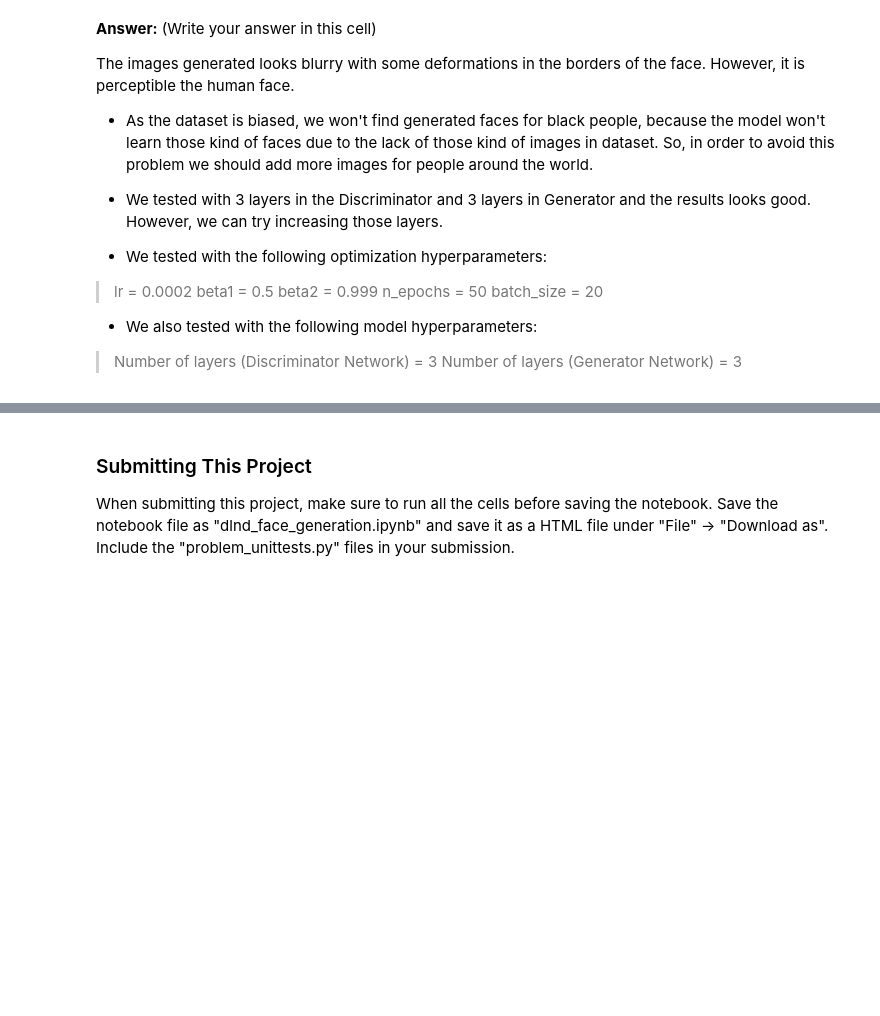
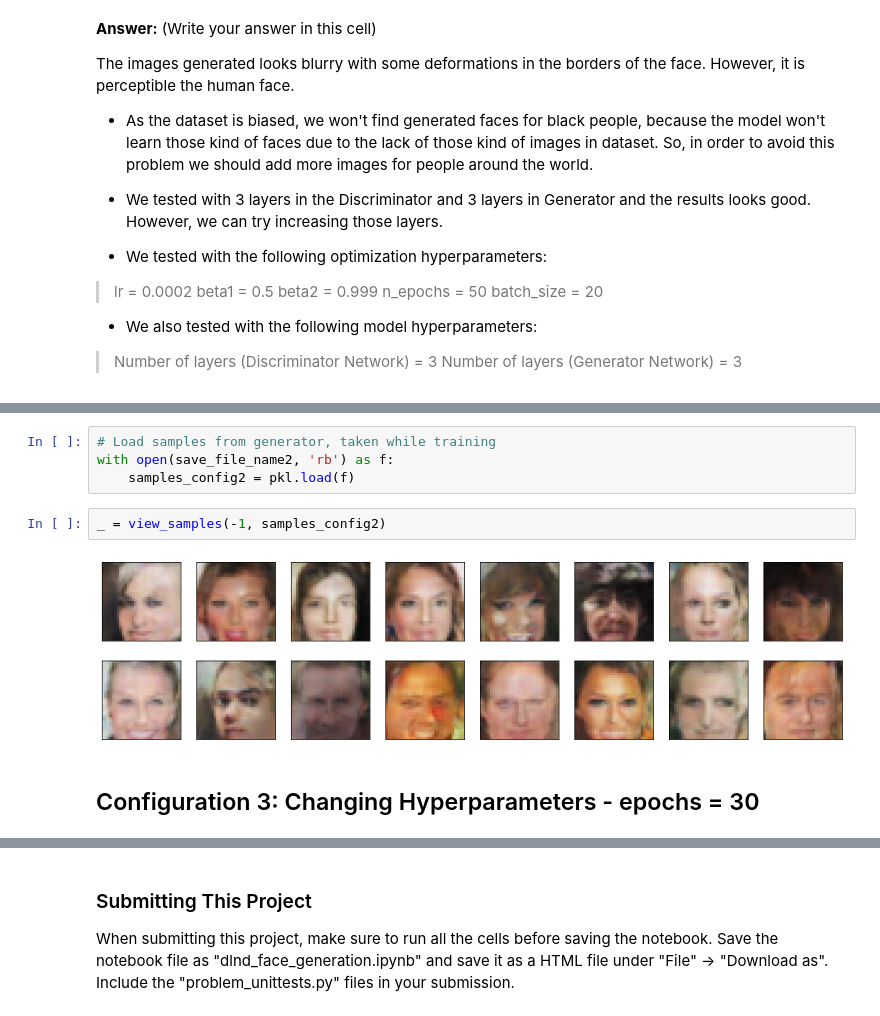
Before and after one commit to Marvinsky/face_generation, a Jupyter notebook: dlnd_face_generation.ipynb, the cells around one changed output, grey strips where cells are left out. Cells and saved outputs as stored; diff of their text form; blank space fills up the shorter version.

```diff
--- a/dlnd_face_generation.ipynb
+++ b/dlnd_face_generation.ipynb
@@ -661,0 +747,10 @@ Number of layers (Generator Network) = 3
+# %%
+# Load samples from generator, taken while training
+with open(save_file_name2, 'rb') as f:
+    samples_config2 = pkl.load(f)
+# %%
+_ = view_samples(-1, samples_config2)
+# %% [output]
+[figure, added]
+# %% [markdown]
+## Configuration 3: Changing Hyperparameters - epochs = 30
```
Also changed, not shown: parts of 21 cells of this notebook.
